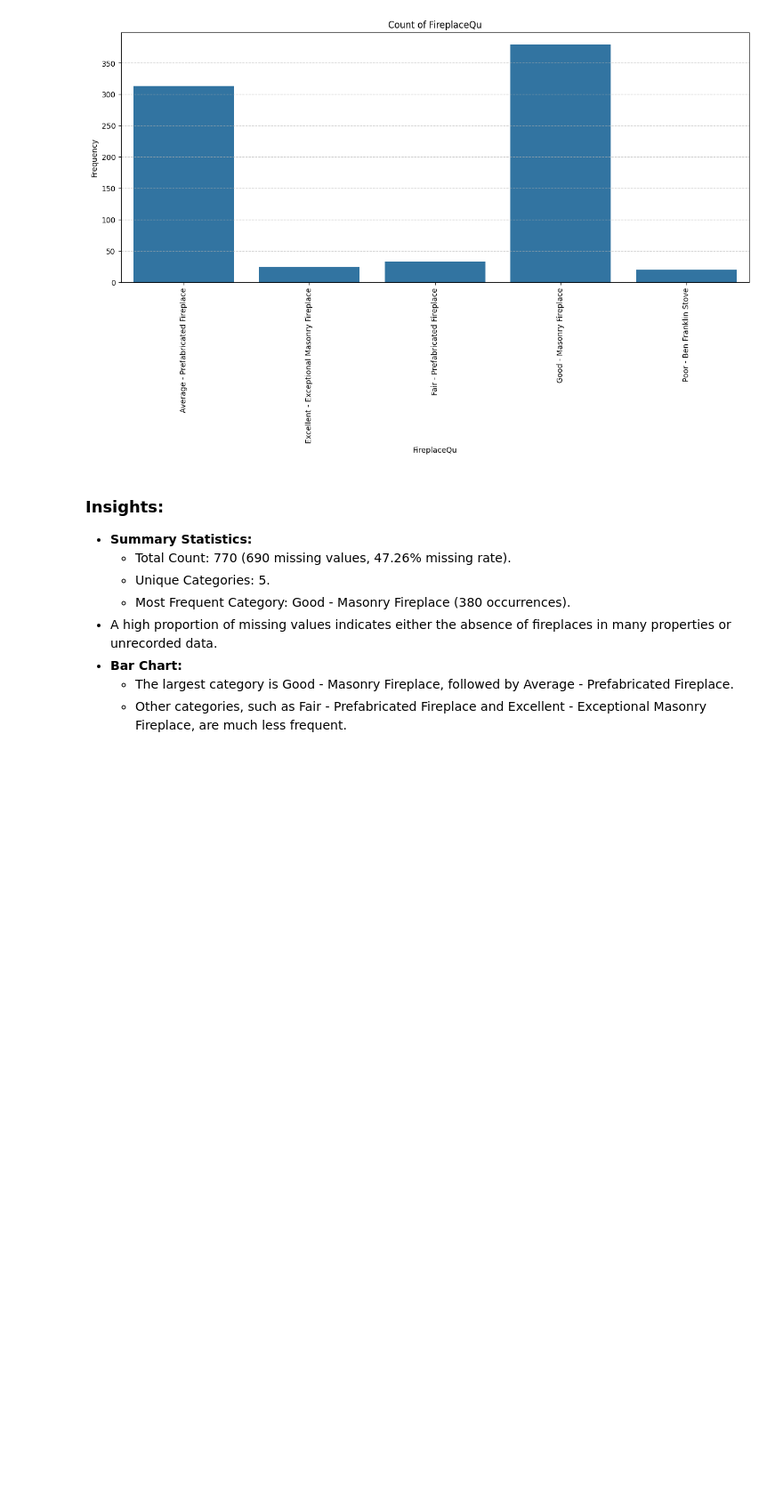
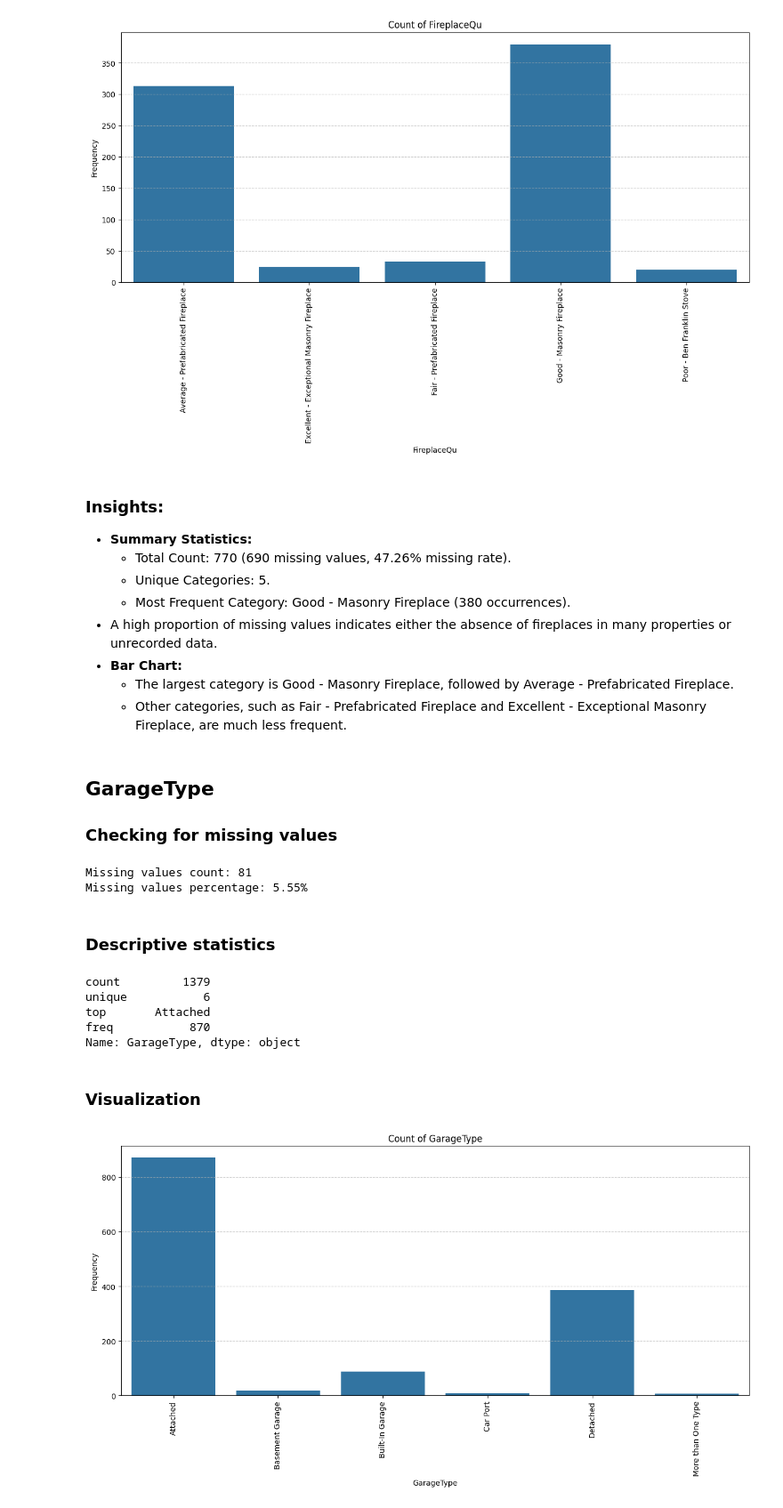
Before and after one commit to ktxdev/house-prices, a Jupyter notebook: notebooks/01_univariate_analysis_eda.ipynb, the cells around one changed output. Shown at 89% size. Saved outputs shown, nothing was run; the diff lists cells and outputs as text; code cells hidden in the pictures; blank space fills up the shorter version.

```diff
--- a/notebooks/01_univariate_analysis_eda.ipynb
+++ b/notebooks/01_univariate_analysis_eda.ipynb
@@ -2233,3 +2233,27 @@ visualizer.plot('FireplaceQu')
 - **Bar Chart:**
     - The largest category is Good - Masonry Fireplace, followed by Average - Prefabricated Fireplace.
     - Other categories, such as Fair - Prefabricated Fireplace and Excellent - Exceptional Masonry Fireplace, are much less frequent.
+# %% [markdown]
+## GarageType
+### Checking for missing values
+# %%
+check_and_print_missing_value_counts(data, 'GarageType')
+# %% [output]
+Missing values count: 81
+Missing values percentage: 5.55%
+# %% [markdown]
+### Descriptive statistics
+# %%
+data['GarageType'].describe()
+# %% [output]
+count         1379
+unique           6
+top       Attached
+freq           870
+Name: GarageType, dtype: object
+# %% [markdown]
+### Visualization
+# %%
+visualizer.plot('GarageType')
+# %% [output]
+[figure, added]
```
Also changed, not shown: parts of 79 cells of this notebook.
